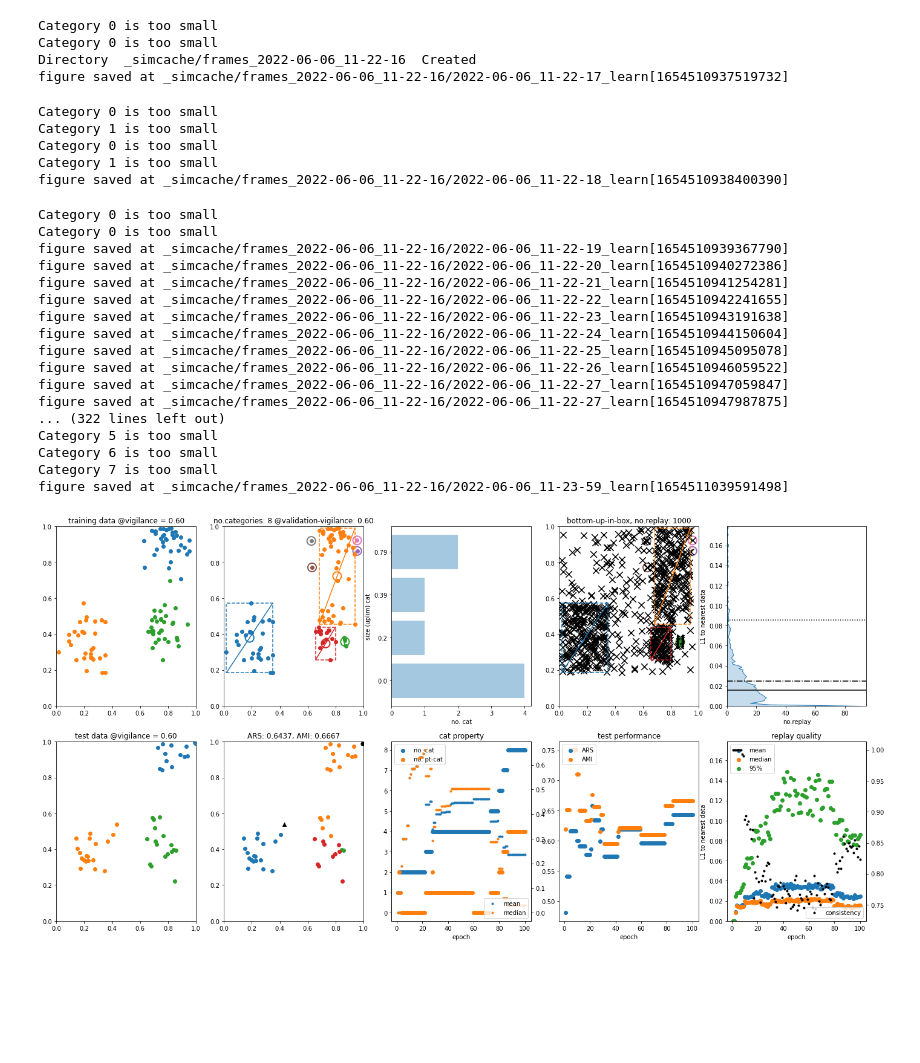
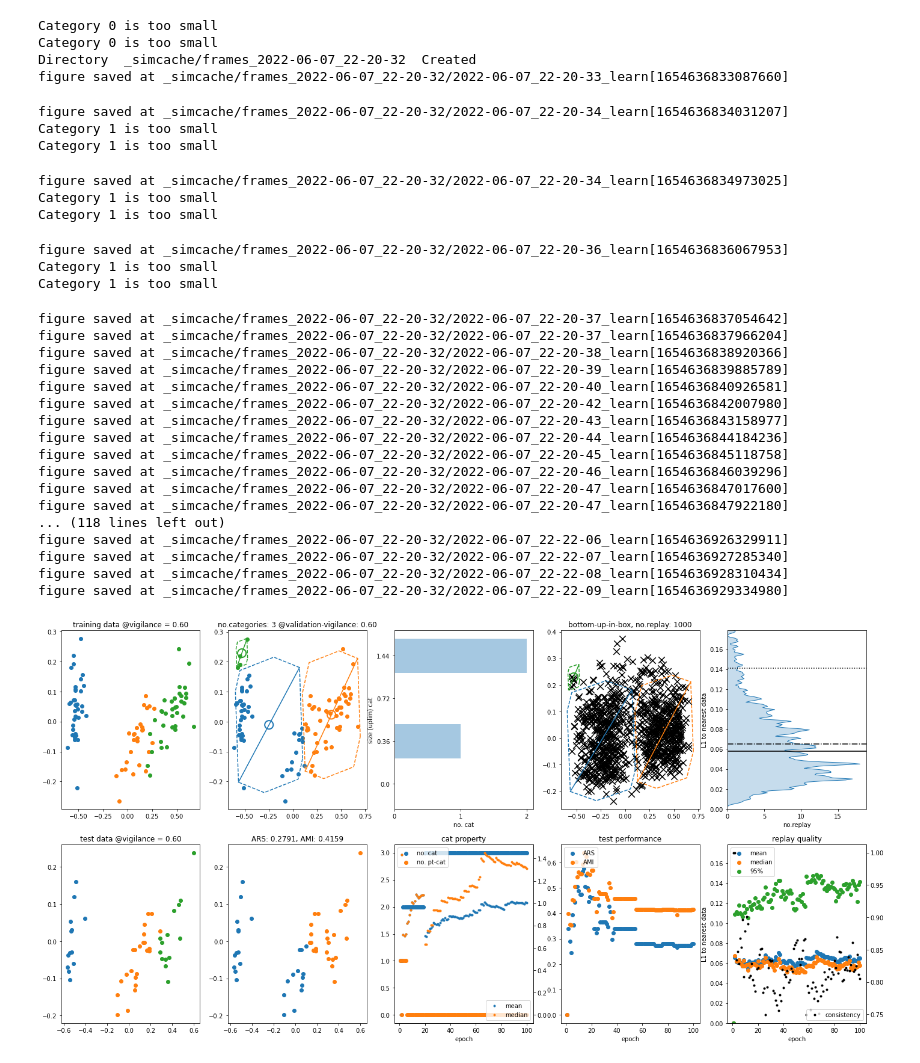
Before and after one commit to anish-lu-yihe/art, a Jupyter notebook: fuzzyART_thru_train-wunlearn.ipynb, the cells around one changed output. Drawn from its saved outputs; the diff is of its cells as text; code cells hidden in the pictures; blank space fills up the shorter version.

```diff
--- a/fuzzyART_thru_train-wunlearn.ipynb
+++ b/fuzzyART_thru_train-wunlearn.ipynb
@@ -5,7 +5,7 @@ from kit_painting import *
 import matplotlib.pyplot as plt
 # %%
 # load data
-data_all, label_all = load_data('gaussian2d') # 'iris') #
+data_all, label_all = load_data('iris') #'gaussian2d') #
 data_num, feat_num = data_all.shape
 
 # init painter
@@ -21,8 +21,8 @@ randidx = np.random.permutation(data_num)
 fig, ax = plt.subplots(1, 2, figsize=(8, 4))
 ls_title = 'training', 'test'
 for a, title, data, label in zip(ax, ls_title, (data_train, data_test), (label_train, label_test)):
-    pca_painter.scatter(a, label, data)
-    a.set_xlim(0, 1)
-    a.set_ylim(0, 1)
+    pca_painter.scatter(a, data, label)
+    #a.set_xlim(0, 1)
+    #a.set_ylim(0, 1)
     a.set_title(title)
 # %% [output]
@@ -58,11 +58,11 @@ for axidx, twidx in zip('HJ', 'hj'):
 #fig.tight_layout()
 
 # plot training data
-pca_painter.scatter(ax['A'], label_train, data_train)
+pca_painter.scatter(ax['A'], data_train, label_train)
 ax['A'].set_title("training data @vigilance = {:.2f}".format(rho_train))
 
 # plot test data
-pca_painter.scatter(ax['C'], label_test, data_test)
+pca_painter.scatter(ax['C'], data_test, label_test)
 ax['C'].set_title("test data @vigilance = {:.2f}".format(rho_test))
 
 
@@ -81,7 +81,7 @@ for epoch, data in zip(range(no_epoch), data_train):
         ax[key].cla()
 
     # highlight training sample
-    new_sample = [ax[key].scatter(*data, color='k', marker='x', s=666) for key in 'AB']
+    new_sample = [pca_painter.scatter(ax[key], data, marker_prop=('x','k',666)) for key in 'AB']
 
     # train
     net.train(data, rho=rho_train)
@@ -122,8 +122,8 @@ for epoch, data in zip(range(no_epoch), data_train):
 
     # plot
     # validation and test
-    pca_painter.scatter(ax['B'], label_valid, data_train)
-    pca_painter.scatter(ax['E'], label_testp, data_test)
+    pca_painter.scatter(ax['B'], data_train, label_valid)
+    pca_painter.scatter(ax['E'], data_test, label_testp)
 
     ax['B'].set_title('no.categories: {} @validation-vigilance: {:.2f}'.format(cat_number, rho_valid))
     ax['E'].set_title('ARS: {:.4f}, AMI: {:.4f}'.format(test_ARS, test_AMI))
@@ -131,7 +131,7 @@ for epoch, data in zip(range(no_epoch), data_train):
     # replay
     replay = net.replay_self_test(replay_num, rho=rho_replay, s=0, pathway=replay_pathway, scheme=replay_scheme)
 
-    ax['D'].scatter(*replay[0].T, color='k', marker='x', s=111)
+    pca_painter.scatter(ax['D'], replay[0], marker_prop=('x', 'k', 111))
     ax['D'].set_title('{}-{}, no.replay: {}'.format(replay_pathway, replay_scheme, replay_num))
 
     # replay histogram
@@ -146,60 +146,65 @@ for epoch, data in zip(range(no_epoch), data_train):
     # replay consistence
     replay_selfconsistence = np.count_nonzero(replay[1] == replay[2]) / replay_num
     record_replay[epoch, 3] = replay_selfconsistence
+
     ax['h'].scatter(np.arange(epoch+1)+1, record_replay[:epoch+1, 3], label='consistency', c='k', marker='.')
 
     # unlearn
-    #net.unlearn_from_overlap(*replay, beta=beta, whichidx=unlearn_rule)
+    net.unlearn_from_overlap(*replay, beta=beta, whichidx=unlearn_rule)
 
 
     # other info
-    for key in 'ABCDE':
-        ax[key].set_xlim(0, 1)
-        ax[key].set_ylim(0, 1)
+   # for key in 'ABCDE':
+    #    ax[key].set_xlim(0, 1)
+     #   ax[key].set_ylim(0, 1)
 
     for ak in 'GH':
         ax[ak].set_ylim(0, rmax * 1.2)
         ax[ak].set_ylabel('L1 to nearest data')
 
     for ak in 'hj':
         ax[ak].legend(loc=4)
 
     for ak, title in zip('FHJ', ('test performance', 'replay quality', 'cat property')):
         ax[ak].legend(loc=2)
         ax[ak].set_xlabel('epoch')
         ax[ak].set_title(title)
 
     # save fig
     simname = 'learn'
     dirname = '_simcache/frames_{}'.format(now)
     savefigure_datetime(fig, simname, dirname)
 
     [ns.remove() for ns in new_sample]
 # %% [output]
 Category 0 is too small
 Category 0 is too small
-Directory  _simcache/frames_2022-06-06_11-22-16  Created
-figure saved at _simcache/frames_2022-06-06_11-22-16/2022-06-06_11-22-17_learn[1654510937519732]
+Directory  _simcache/frames_2022-06-07_22-20-32  Created
+figure saved at _simcache/frames_2022-06-07_22-20-32/2022-06-07_22-20-33_learn[1654636833087660]
-Category 0 is too small
+figure saved at _simcache/frames_2022-06-07_22-20-32/2022-06-07_22-20-34_learn[1654636834031207]
 Category 1 is too small
-Category 0 is too small
 Category 1 is too small
-figure saved at _simcache/frames_2022-06-06_11-22-16/2022-06-06_11-22-18_learn[1654510938400390]
-Category 0 is too small
-Category 0 is too small
-figure saved at _simcache/frames_2022-06-06_11-22-16/2022-06-06_11-22-19_learn[1654510939367790]
-figure saved at _simcache/frames_2022-06-06_11-22-16/2022-06-06_11-22-20_learn[1654510940272386]
-figure saved at _simcache/frames_2022-06-06_11-22-16/2022-06-06_11-22-21_learn[1654510941254281]
-figure saved at _simcache/frames_2022-06-06_11-22-16/2022-06-06_11-22-22_learn[1654510942241655]
-figure saved at _simcache/frames_2022-06-06_11-22-16/2022-06-06_11-22-23_learn[1654510943191638]
-figure saved at _simcache/frames_2022-06-06_11-22-16/2022-06-06_11-22-24_learn[1654510944150604]
-figure saved at _simcache/frames_2022-06-06_11-22-16/2022-06-06_11-22-25_learn[1654510945095078]
-figure saved at _simcache/frames_2022-06-06_11-22-16/2022-06-06_11-22-26_learn[1654510946059522]
-figure saved at _simcache/frames_2022-06-06_11-22-16/2022-06-06_11-22-27_learn[1654510947059847]
-figure saved at _simcache/frames_2022-06-06_11-22-16/2022-06-06_11-22-27_learn[1654510947987875]
-... (322 lines left out)
-Category 5 is too small
-Category 6 is too small
-Category 7 is too small
-figure saved at _simcache/frames_2022-06-06_11-22-16/2022-06-06_11-23-59_learn[1654511039591498]
+figure saved at _simcache/frames_2022-06-07_22-20-32/2022-06-07_22-20-34_learn[1654636834973025]
+Category 1 is too small
+Category 1 is too small
+figure saved at _simcache/frames_2022-06-07_22-20-32/2022-06-07_22-20-36_learn[1654636836067953]
+Category 1 is too small
+Category 1 is too small
+figure saved at _simcache/frames_2022-06-07_22-20-32/2022-06-07_22-20-37_learn[1654636837054642]
+figure saved at _simcache/frames_2022-06-07_22-20-32/2022-06-07_22-20-37_learn[1654636837966204]
+figure saved at _simcache/frames_2022-06-07_22-20-32/2022-06-07_22-20-38_learn[1654636838920366]
+figure saved at _simcache/frames_2022-06-07_22-20-32/2022-06-07_22-20-39_learn[1654636839885789]
+figure saved at _simcache/frames_2022-06-07_22-20-32/2022-06-07_22-20-40_learn[1654636840926581]
+figure saved at _simcache/frames_2022-06-07_22-20-32/2022-06-07_22-20-42_learn[1654636842007980]
+figure saved at _simcache/frames_2022-06-07_22-20-32/2022-06-07_22-20-43_learn[1654636843158977]
+figure saved at _simcache/frames_2022-06-07_22-20-32/2022-06-07_22-20-44_learn[1654636844184236]
+figure saved at _simcache/frames_2022-06-07_22-20-32/2022-06-07_22-20-45_learn[1654636845118758]
+figure saved at _simcache/frames_2022-06-07_22-20-32/2022-06-07_22-20-46_learn[1654636846039296]
+figure saved at _simcache/frames_2022-06-07_22-20-32/2022-06-07_22-20-47_learn[1654636847017600]
+figure saved at _simcache/frames_2022-06-07_22-20-32/2022-06-07_22-20-47_learn[1654636847922180]
+... (118 lines left out)
+figure saved at _simcache/frames_2022-06-07_22-20-32/2022-06-07_22-22-06_learn[1654636926329911]
+figure saved at _simcache/frames_2022-06-07_22-20-32/2022-06-07_22-22-07_learn[1654636927285340]
+figure saved at _simcache/frames_2022-06-07_22-20-32/2022-06-07_22-22-08_learn[1654636928310434]
+figure saved at _simcache/frames_2022-06-07_22-20-32/2022-06-07_22-22-09_learn[1654636929334980]
-[figure, old version]
+[figure, new version]
```
Also changed, not shown: parts of 2 cells of this notebook.
